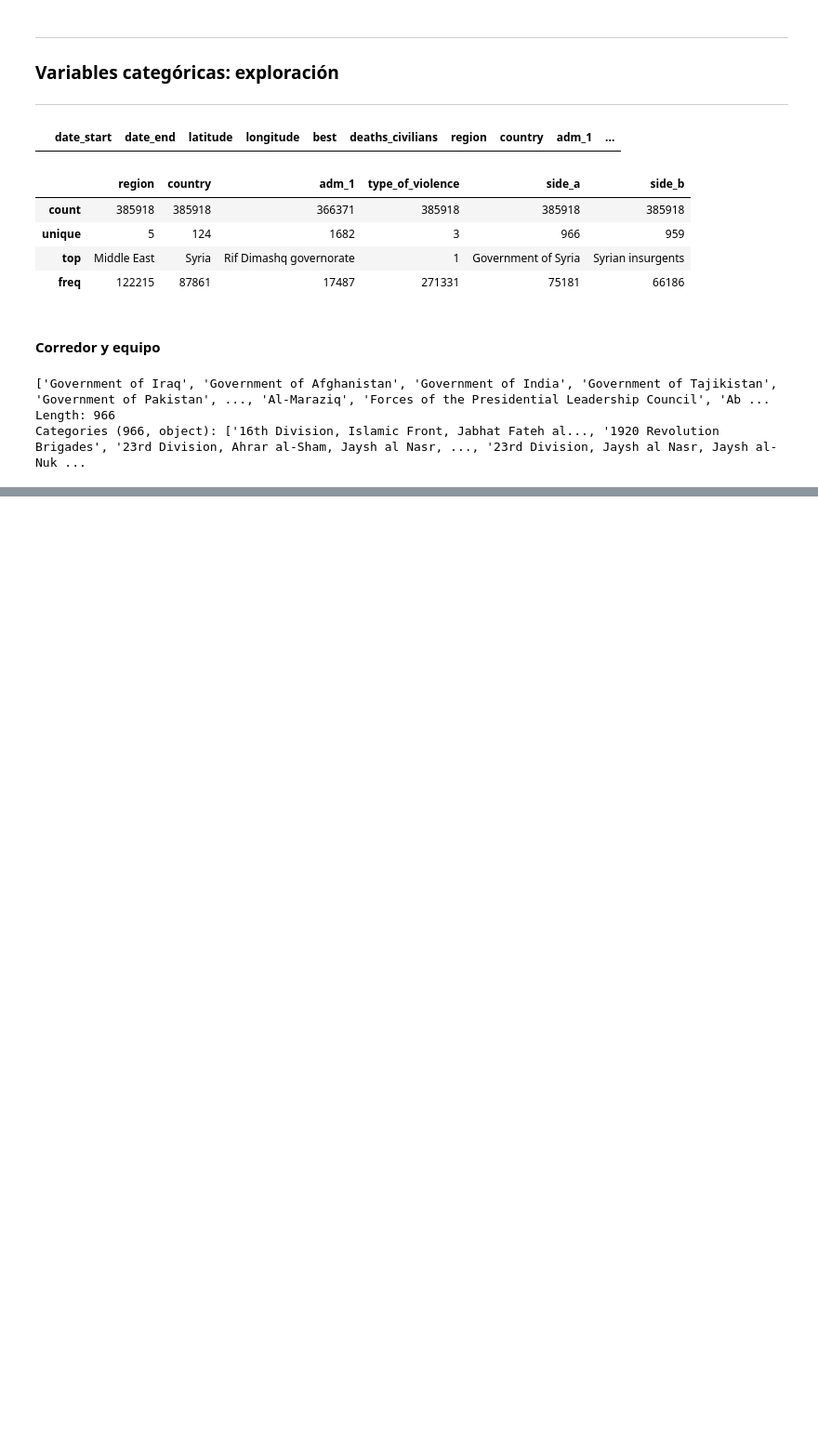
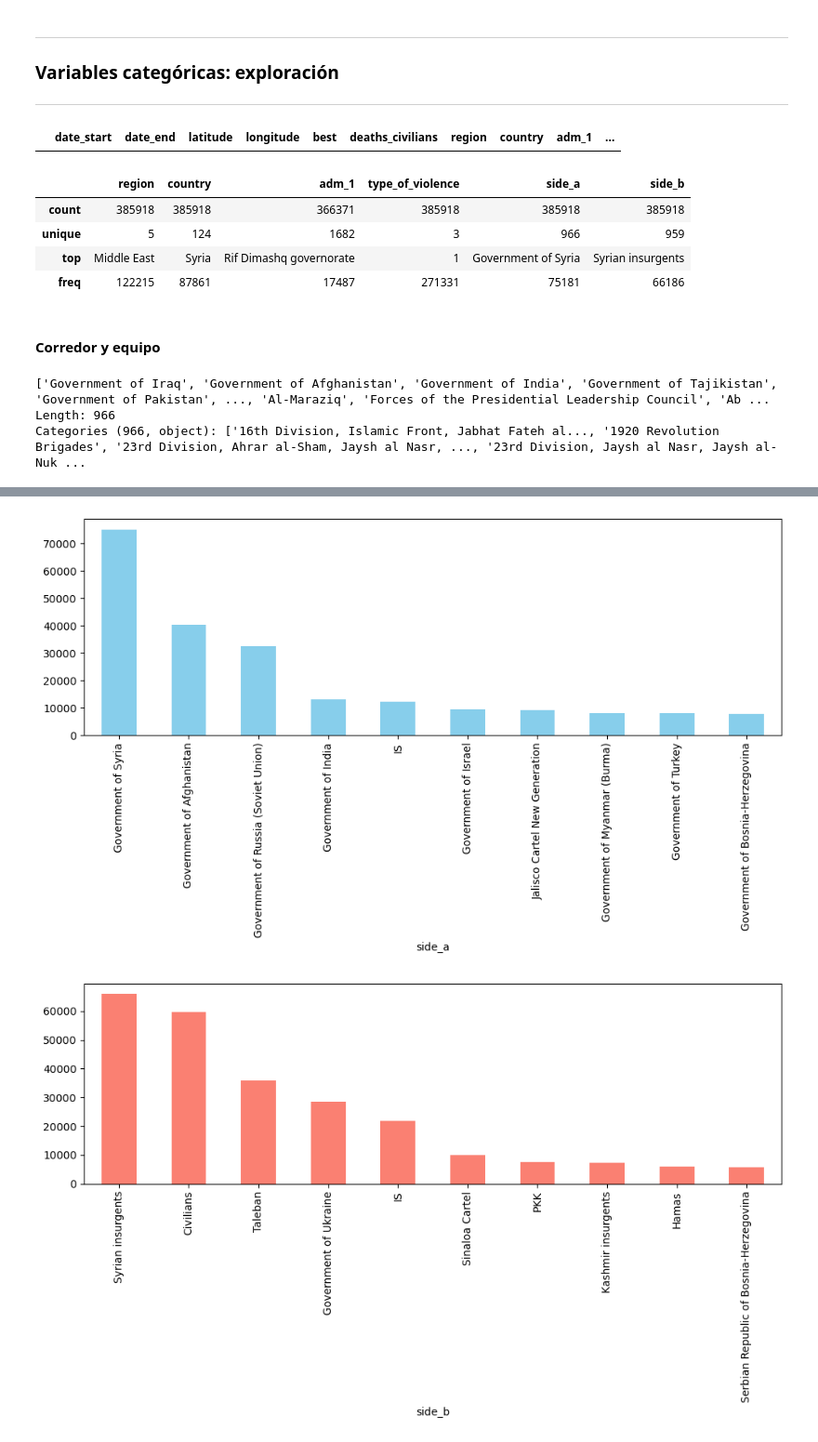
Before and after one commit to X57FI8W9S/TP1_EDA_GEDEvent, a Jupyter notebook: notebooks/TP1_EDA_GEDEvent.ipynb, the cells around one changed output, grey strips where cells are left out. Shown: that part at 93% size. Saved outputs shown, nothing was run; the diff lists cells and outputs as text; code cells hidden in the pictures; blank space fills up the shorter version.

```diff
--- a/notebooks/TP1_EDA_GEDEvent.ipynb
+++ b/notebooks/TP1_EDA_GEDEvent.ipynb
@@ -238,0 +245,15 @@ Name: count, dtype: int64
+# %%
+top_10a = GEDEvent['side_a'].value_counts().head(10)
+top_10a.plot(kind='bar', figsize=(10, 6), color='skyblue')
+
+plt.tight_layout()
+plt.show()
+
+top_10b = GEDEvent['side_b'].value_counts().head(10)
+top_10b.plot(kind='bar', figsize=(10, 6), color='salmon')
+
+plt.tight_layout()
+plt.show()
+# %% [output]
+[figure, added]
+[figure, added]
```
Also changed, not shown: parts of 1 cell of this notebook.
